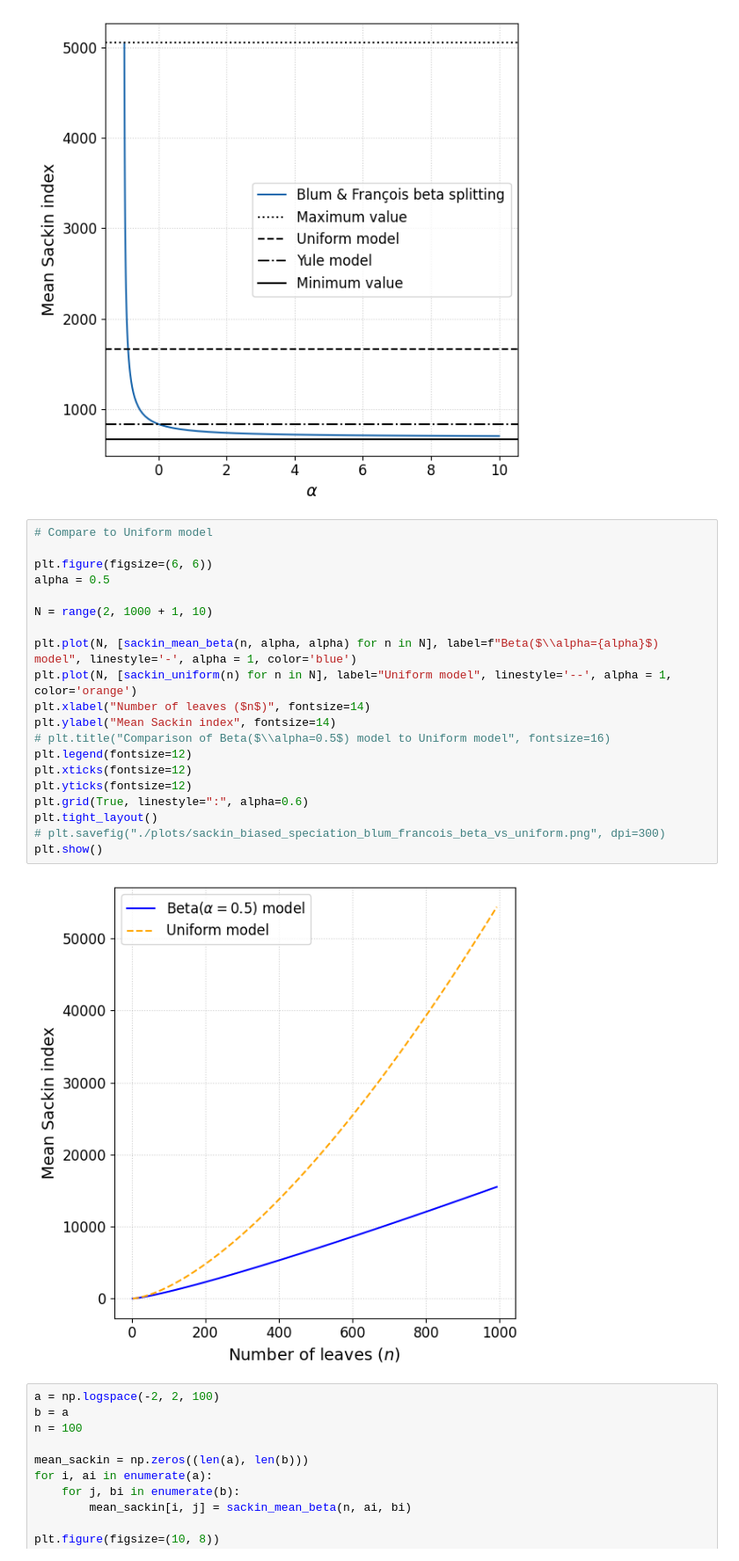
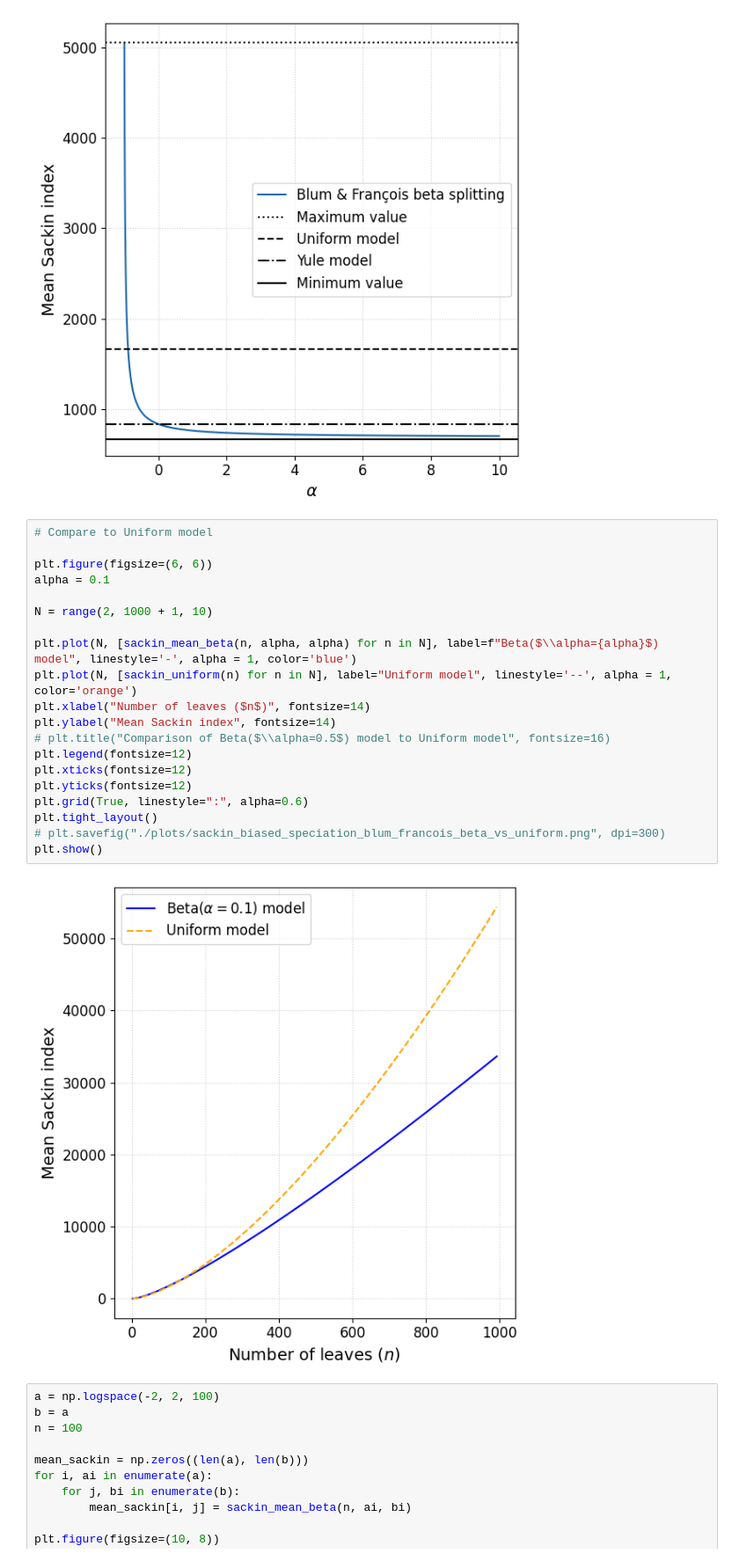
Before and after one commit to dbauman18/biased_speciation_calculation, a Jupyter notebook: biased_speciation.ipynb, the cells around one changed output. Shown at 88% size. Drawn from its saved outputs; the diff is of its cells as text.

```diff
--- a/biased_speciation.ipynb
+++ b/biased_speciation.ipynb
@@ -315,25 +315,25 @@ plt.show()
 # %%
 # Compare to Uniform model
 
 plt.figure(figsize=(6, 6))
-alpha = 0.5
+alpha = 0.1
 
 N = range(2, 1000 + 1, 10)
 
 plt.plot(N, [sackin_mean_beta(n, alpha, alpha) for n in N], label=f"Beta($\\alpha={alpha}$) model", linestyle='-', alpha = 1, color='blue')
 plt.plot(N, [sackin_uniform(n) for n in N], label="Uniform model", linestyle='--', alpha = 1, color='orange')
 plt.xlabel("Number of leaves ($n$)", fontsize=14)
 plt.ylabel("Mean Sackin index", fontsize=14)
 # plt.title("Comparison of Beta($\\alpha=0.5$) model to Uniform model", fontsize=16)
 plt.legend(fontsize=12)
 plt.xticks(fontsize=12)
 plt.yticks(fontsize=12)
 plt.grid(True, linestyle=":", alpha=0.6)
 plt.tight_layout()
 # plt.savefig("./plots/sackin_biased_speciation_blum_francois_beta_vs_uniform.png", dpi=300)
 plt.show()
 # %% [output]
-[figure, old version]
+[figure, new version]
 # %%
 a = np.logspace(-2, 2, 100)
 b = a
```
Also changed, not shown: parts of 4 cells of this notebook.
